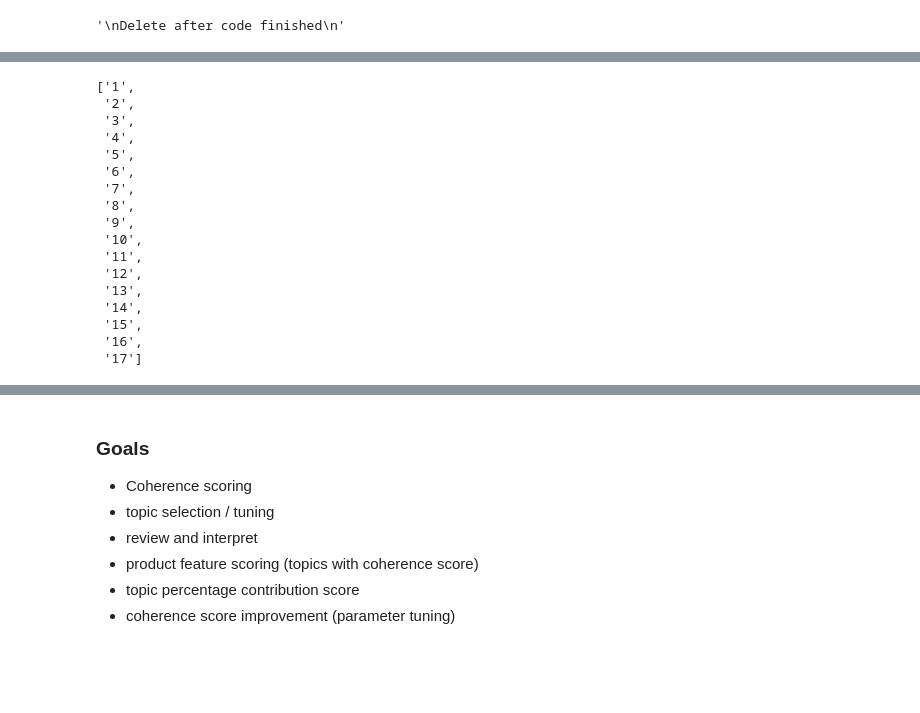
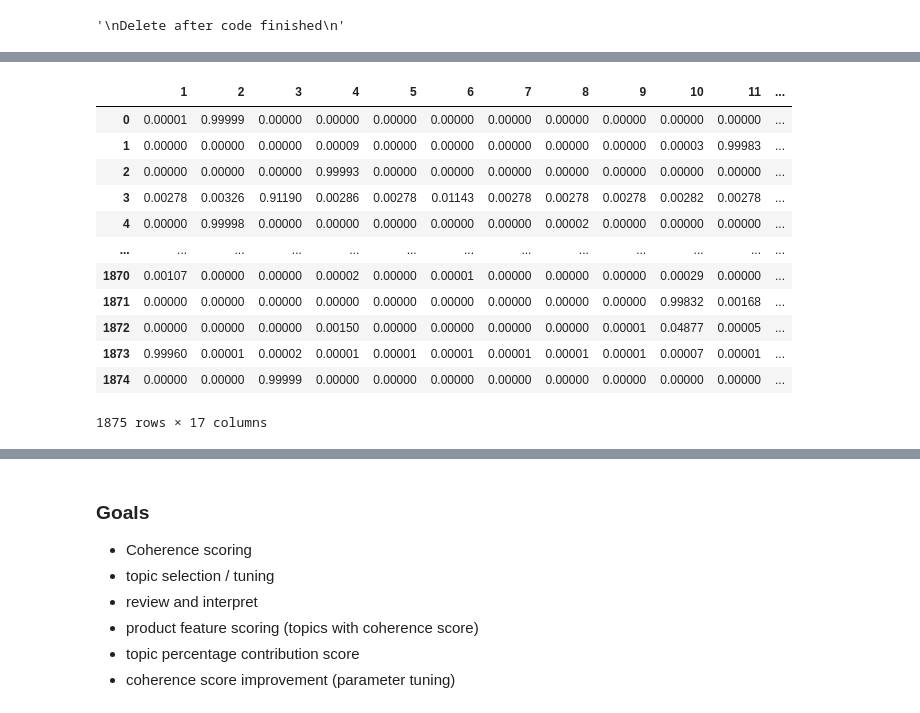
Before and after one commit to GrilledJeez/amazon_product_feature_analysis, a Jupyter notebook: modeling.ipynb, the cells around one changed output, grey strips where cells are left out. Cells and saved outputs as stored; diff of their text form; code cells hidden in the pictures; blank space fills up the shorter version.

Commit message:
3.8 Topic Percentages Overlap Dataframed

```diff
--- a/modeling.ipynb
+++ b/modeling.ipynb
@@ -360,6 +360,7 @@ def analyze_review(review_id, W, topic_labels):
     review_ids = df.review_id
 
     for idx, i in enumerate(review_ids):
+        review_percentages = []
         probs = softmax(W[idx], temperature=0.01)
         topic_list_counter = 0
         for prob, label in zip(probs, topic_labels):
@@ -395,20 +373,36 @@ test
-# %%
-topic_labels
-# %% [output]
-['1',
- '2',
- '3',
- '4',
- '5',
- '6',
- '7',
- '8',
- '9',
- '10',
- '11',
- '12',
- '13',
- '14',
- '15',
- '16',
- '17']
+# %%
+data = ({topic_labels[0]: topic_percentages[0],
+       topic_labels[1]: topic_percentages[1],
+       topic_labels[2]: topic_percentages[2],
+       topic_labels[3]: topic_percentages[3],
+       topic_labels[4]: topic_percentages[4],
+       topic_labels[5]: topic_percentages[5],
+       topic_labels[6]: topic_percentages[6],
+       topic_labels[7]: topic_percentages[7],
+       topic_labels[8]: topic_percentages[8],
+       topic_labels[9]: topic_percentages[9],
+       topic_labels[10]: topic_percentages[10],
+       topic_labels[11]: topic_percentages[11],
+       topic_labels[12]: topic_percentages[12],
+       topic_labels[13]: topic_percentages[13],
+       topic_labels[14]: topic_percentages[14],
+       topic_labels[15]: topic_percentages[15],
+       topic_labels[16]: topic_percentages[16]})
+
+test_df = pd.DataFrame(data)
+# %%
+test_df
+# %% [output]
+|  | 1 | 2 | 3 | 4 | 5 | 6 | 7 | 8 | 9 | 10 | 11 | ... |
+| 0 | 0.00001 | 0.99999 | 0.00000 | 0.00000 | 0.00000 | 0.00000 | 0.00000 | 0.00000 | 0.00000 | 0.00000 | 0.00000 | ... |
+| 1 | 0.00000 | 0.00000 | 0.00000 | 0.00009 | 0.00000 | 0.00000 | 0.00000 | 0.00000 | 0.00000 | 0.00003 | 0.99983 | ... |
+| 2 | 0.00000 | 0.00000 | 0.00000 | 0.99993 | 0.00000 | 0.00000 | 0.00000 | 0.00000 | 0.00000 | 0.00000 | 0.00000 | ... |
+| 3 | 0.00278 | 0.00326 | 0.91190 | 0.00286 | 0.00278 | 0.01143 | 0.00278 | 0.00278 | 0.00278 | 0.00282 | 0.00278 | ... |
+| 4 | 0.00000 | 0.99998 | 0.00000 | 0.00000 | 0.00000 | 0.00000 | 0.00000 | 0.00002 | 0.00000 | 0.00000 | 0.00000 | ... |
+| ... | ... | ... | ... | ... | ... | ... | ... | ... | ... | ... | ... | ... |
+| 1870 | 0.00107 | 0.00000 | 0.00000 | 0.00002 | 0.00000 | 0.00001 | 0.00000 | 0.00000 | 0.00000 | 0.00029 | 0.00000 | ... |
+| 1871 | 0.00000 | 0.00000 | 0.00000 | 0.00000 | 0.00000 | 0.00000 | 0.00000 | 0.00000 | 0.00000 | 0.99832 | 0.00168 | ... |
+| 1872 | 0.00000 | 0.00000 | 0.00000 | 0.00150 | 0.00000 | 0.00000 | 0.00000 | 0.00000 | 0.00001 | 0.04877 | 0.00005 | ... |
+| 1873 | 0.99960 | 0.00001 | 0.00002 | 0.00001 | 0.00001 | 0.00001 | 0.00001 | 0.00001 | 0.00001 | 0.00007 | 0.00001 | ... |
+| 1874 | 0.00000 | 0.00000 | 0.99999 | 0.00000 | 0.00000 | 0.00000 | 0.00000 | 0.00000 | 0.00000 | 0.00000 | 0.00000 | ... |
+1875 rows × 17 columns
```
Also changed, not shown: parts of 4 cells of this notebook.
